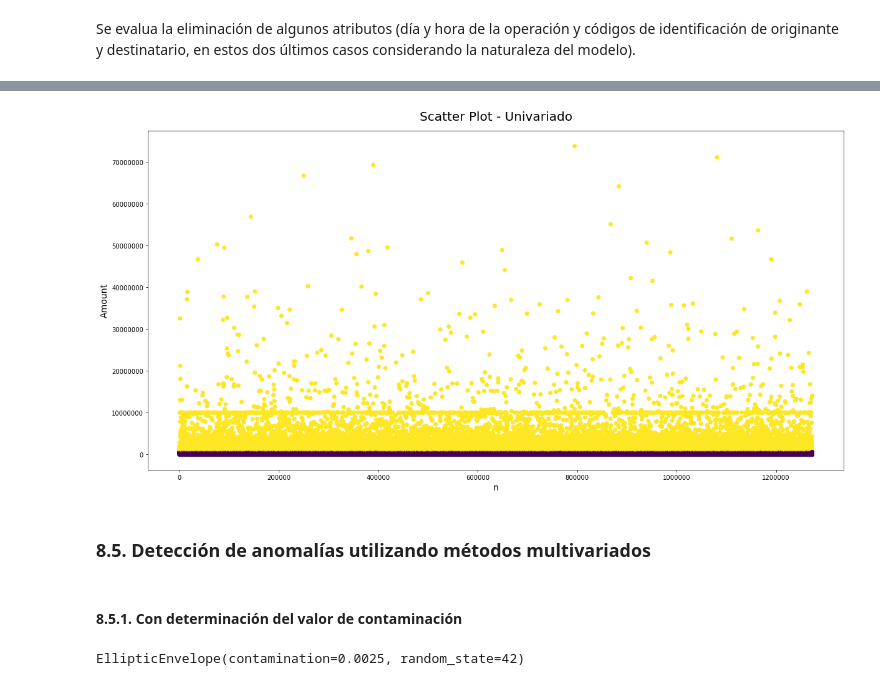
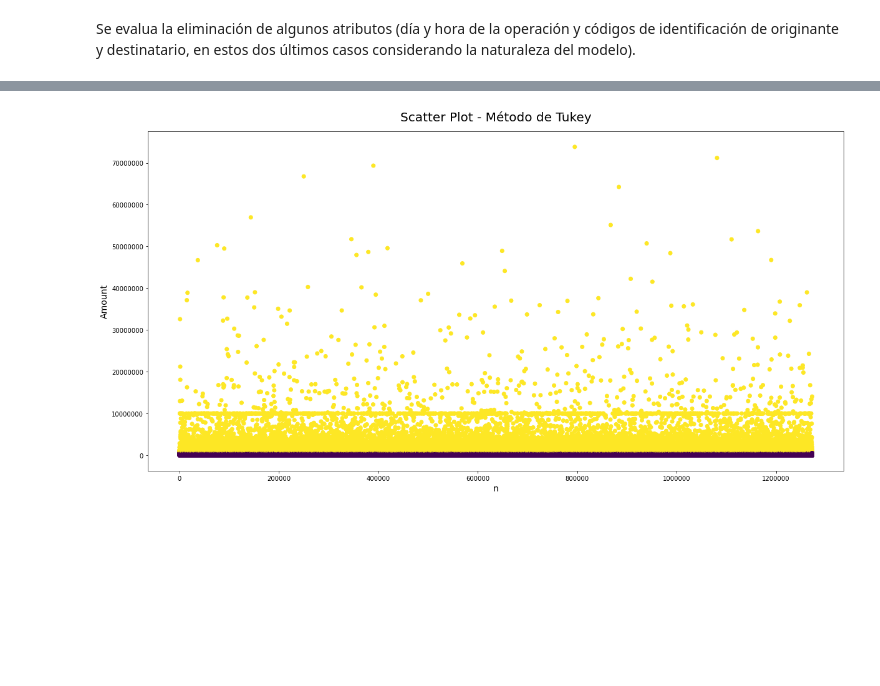
Before and after one commit to albertofalco/continuous_audit_anomalies, a Jupyter notebook: 2_balanced/3_unsupervised.ipynb, the cells around one changed output, grey strips where cells are left out. Cells and saved outputs as stored; diff of their text form; code cells hidden in the pictures; blank space fills up the shorter version.

```diff
--- a/2_balanced/3_unsupervised.ipynb
+++ b/2_balanced/3_unsupervised.ipynb
@@ -44 +51,23 @@ Proporcion de clases para dataset de validación: 0.0013
+# %%
+# Función para el balanceo de datos.
+from sklearn.utils import resample
+
+def balancing(X, y, k):
+    # X = dataframe; y = series; k = float
+
+    # Submuestreo de la clase mayoritaria.
+    index_majority_downsampled = resample(X[y == 0],
+                                       replace = False,
+                                       n_samples = int(len(X[y == 0]) * (1 - k)),
+                                       random_state = 42).index
+
+    # Sobremuestreo de la clase minoritaria.
+    index_minority_oversampled = resample(X[y == 1],
+                                       replace = True,
+                                       n_samples = int(len(X[y == 1]) * (1 + k)),
+                                       random_state = 42).index
+
+    indexes = list(index_majority_downsampled) + list(index_minority_oversampled)
+
+    return indexes
 # %% [markdown]
@@ -798,12 +595,0 @@ df[tukey(df.amount)].sort_values(by = 'amount', ascending = False)
-# %%
-# Importación de librerías.
-from sklearn.metrics import f1_score, recall_score, precision_score, roc_auc_score, accuracy_score
-
-y_test = df_validation.loc[:, 'isFraud']
-y_pred = [int(i) for i in tukey(df.amount)[df_validation.index]]
-
-print('Recall: %.4f' % recall_score(y_true = y_test, y_pred = y_pred))
-print('Precision: %.4f' % precision_score(y_true = y_test, y_pred = y_pred))
-print('AUC: %.4f' % roc_auc_score(y_true = y_test, y_score = y_pred))
-print('Accuracy: %.4f' % accuracy_score(y_true = y_test, y_pred = y_pred))
-print('F1-Score: %.4f' % f1_score(y_true = y_test, y_pred = y_pred))
@@ -880,23 +596,19 @@ plt.show()
 # %%
-# Scatter plot con predicciones realizadas por K-Means.
+# Scatter plot con predicciones realizadas por el Método de Tukey.
 import matplotlib.pyplot as plt
 from matplotlib.ticker import FormatStrFormatter
 
 df_disp = pd.DataFrame({'amount' : df_validation.amount, 'prediction' : y_pred})
 df_disp = df_disp.reset_index()
 df_disp = df_disp
 
 fig, ax = plt.subplots(figsize = (20, 10))
 fig = plt.scatter(x = df_disp.index, y = df_disp.amount, c = df_disp.prediction)
-fig = plt.title(label = 'Scatter Plot - Univariado', fontdict = {'fontsize' : 20}, y = 1.02)
+fig = plt.title(label = 'Scatter Plot - Método de Tukey', fontdict = {'fontsize' : 20}, y = 1.02)
 ax.set_xlabel('n', fontdict = {'fontsize' : 14})
 ax.set_ylabel('Amount', fontdict = {'fontsize' : 14})
 ax.xaxis.set_major_formatter(FormatStrFormatter('%i'))
 ax.yaxis.set_major_formatter(FormatStrFormatter('%i'))
 plt.show()
 # %% [output]
-[figure, old version]
+[figure, new version]
-# %% [markdown]
-### 8.5. Detección de anomalías utilizando métodos multivariados
-# %% [markdown]
-#### 8.5.1. Con determinación del valor de contaminación
@@ -911,9 +614,0 @@ data = df.loc[:, ['amount', 'varOrig', 'varDest', 'Cash_in', 'Cash_out', 'Debit'
-# %%
-# Importacion de librerias.
-from sklearn import covariance
-# Elliptic Envelope
-el = covariance.EllipticEnvelope(store_precision = True, assume_centered = False, support_fraction = None, contamination = 0.0025, random_state = 42)
-# Ajuste de datos.
-el.fit(data)
-# %% [output]
-EllipticEnvelope(contamination=0.0025, random_state=42)
```
Also changed, not shown: parts of 62 cells of this notebook, 1 other file.
